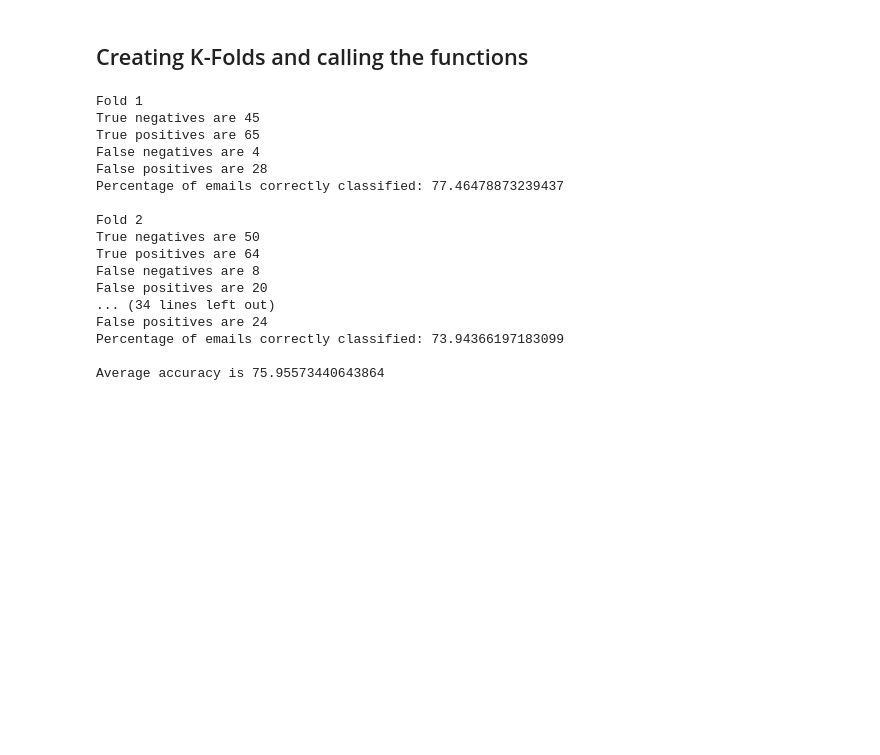
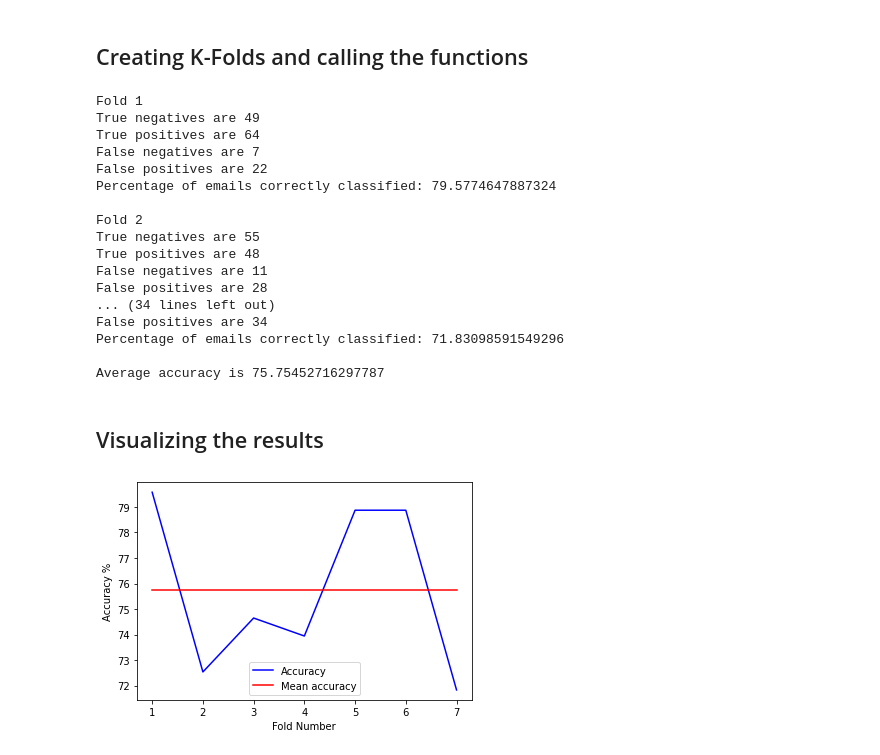
Before and after one commit to kpranjal2047/ML-Assignment, a Jupyter notebook: NB Classifier.ipynb, the cells around one changed output. Saved outputs shown, nothing was run; the diff lists cells and outputs as text; code cells hidden in the pictures; blank space fills up the shorter version.

```diff
--- a/NB Classifier.ipynb
+++ b/NB Classifier.ipynb
@@ -31,7 +33,7 @@ def clean(string):
 ## Reading the dataset
 # %%
 # Reading the data
-f = open('data/dataset_NB.txt', 'r', encoding='utf8')
+f = open('dataset_NB.txt', 'r', encoding='utf8')
 f = f.read()
 print(f)
 # %% [output]
@@ -180,19 +182,30 @@ for i in range(7):
 print(f'\nAverage accuracy is {np.mean(accuracies)}')
 # %% [output]
 Fold 1
-True negatives are 45
-True positives are 65
-False negatives are 4
-False positives are 28
-Percentage of emails correctly classified: 77.46478873239437
+True negatives are 49
+True positives are 64
+False negatives are 7
+False positives are 22
+Percentage of emails correctly classified: 79.5774647887324
 
 Fold 2
-True negatives are 50
-True positives are 64
-False negatives are 8
-False positives are 20
+True negatives are 55
+True positives are 48
+False negatives are 11
+False positives are 28
 ... (34 lines left out)
-False positives are 24
-Percentage of emails correctly classified: 73.94366197183099
+False positives are 34
+Percentage of emails correctly classified: 71.83098591549296
 
-Average accuracy is 75.95573440643864
+Average accuracy is 75.75452716297787
+# %% [markdown]
+## Visualizing the results
+# %%
+plt.figure()
+plt.plot(list(range(1, 8)), accuracies, color = 'blue', label = 'Accuracy')
+plt.plot(list(range(1, 8)), [np.mean(accuracies)]*7, color = 'red', label = 'Mean accuracy')
+plt.xlabel('Fold Number')
+plt.ylabel('Accuracy %')
+plt.legend();
+# %% [output]
+[figure, added]
```
Also changed, not shown: parts of 2 cells of this notebook, 4 other files.
